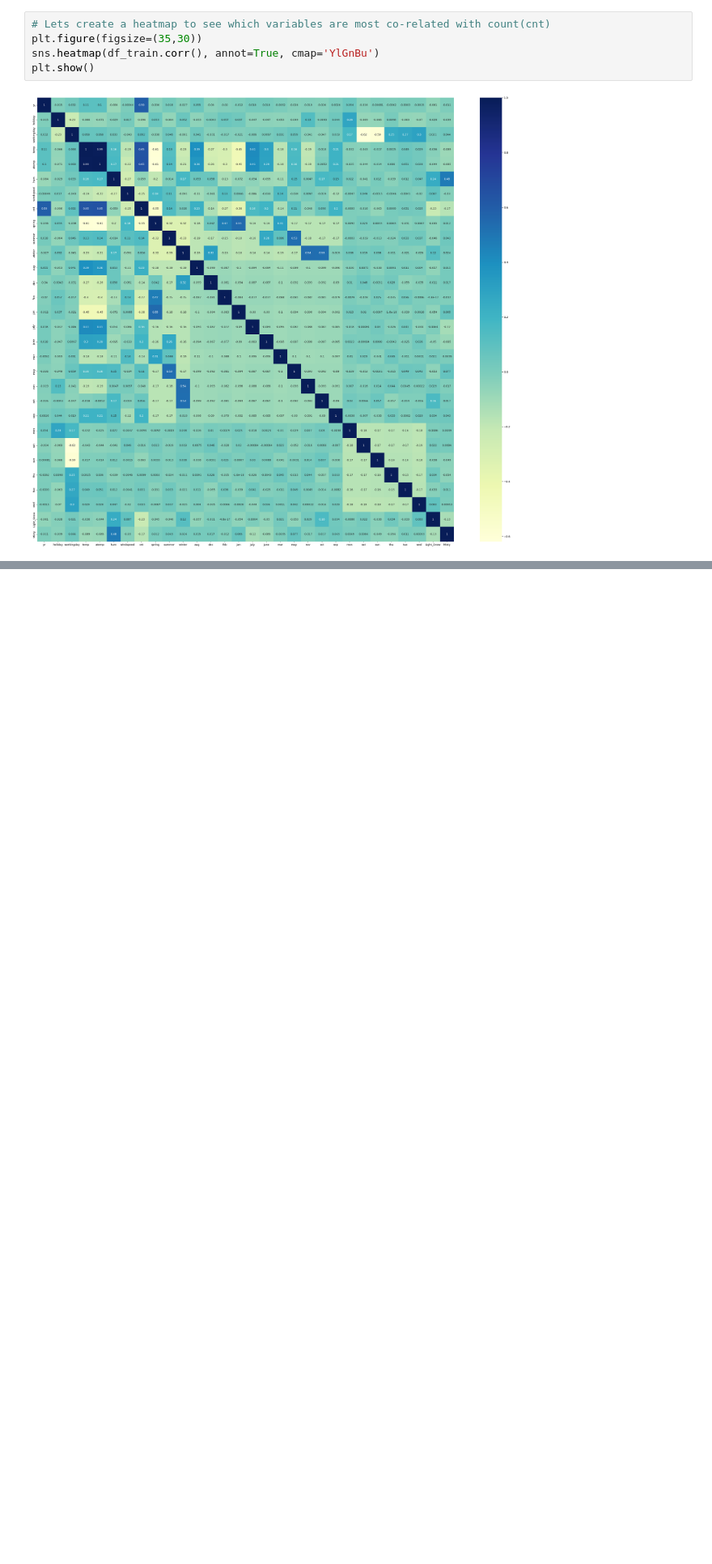
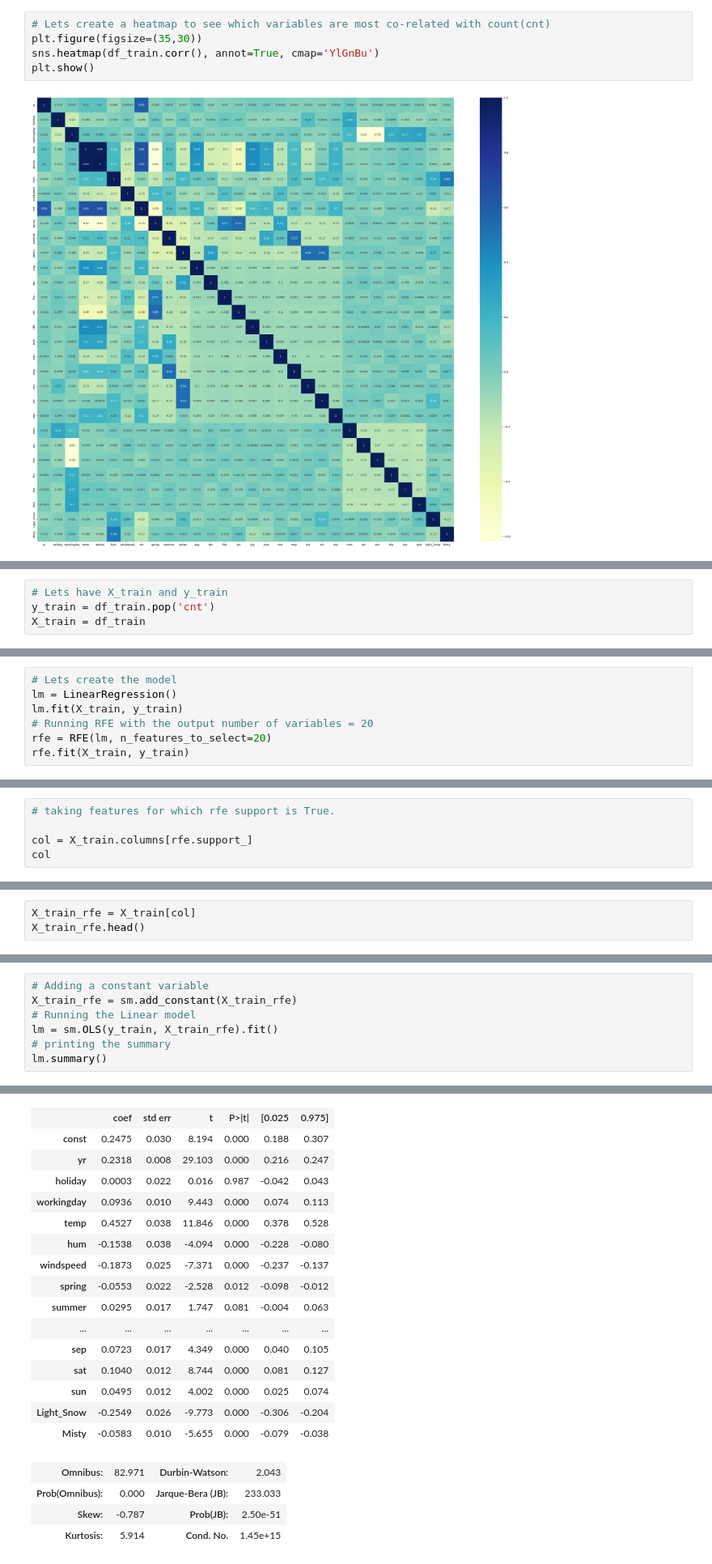
Before and after one commit to kc11381/Bike_Sharing_Case_Study, a Jupyter notebook: bike_sharing_predictors.ipynb, the cells around one changed output, grey strips where cells are left out. Shown at 81% size. Drawn from its saved outputs; the diff is of its cells as text; blank space fills up the shorter version.

Commit message:
2nd model

```diff
--- a/bike_sharing_predictors.ipynb
+++ b/bike_sharing_predictors.ipynb
@@ -351,0 +354,4 @@ plt.show()
+# %%
+# Lets have X_train and y_train
+y_train = df_train.pop('cnt')
+X_train = df_train
@@ -351,0 +376,7 @@ plt.show()
+# %%
+# Lets create the model
+lm = LinearRegression()
+lm.fit(X_train, y_train)
+# Running RFE with the output number of variables = 20
+rfe = RFE(lm, n_features_to_select=20)
+rfe.fit(X_train, y_train)
@@ -351,0 +406,5 @@ plt.show()
+# %%
+# taking features for which rfe support is True.
+
+col = X_train.columns[rfe.support_]
+col
@@ -351,0 +423,3 @@ plt.show()
+# %%
+X_train_rfe = X_train[col]
+X_train_rfe.head()
@@ -351,0 +433,8 @@ plt.show()
+# %%
+# Adding a constant variable
+X_train_rfe = sm.add_constant(X_train_rfe)
+# Running the Linear model
+lm = sm.OLS(y_train, X_train_rfe).fit()
+# printing the summary
+lm.summary()
+# %% [output]
@@ -351,0 +451,20 @@ plt.show()
+|  | coef | std err | t | P>|t| | [0.025 | 0.975] |
+| const | 0.2475 | 0.030 | 8.194 | 0.000 | 0.188 | 0.307 |
+| yr | 0.2318 | 0.008 | 29.103 | 0.000 | 0.216 | 0.247 |
+| holiday | 0.0003 | 0.022 | 0.016 | 0.987 | -0.042 | 0.043 |
+| workingday | 0.0936 | 0.010 | 9.443 | 0.000 | 0.074 | 0.113 |
+| temp | 0.4527 | 0.038 | 11.846 | 0.000 | 0.378 | 0.528 |
+| hum | -0.1538 | 0.038 | -4.094 | 0.000 | -0.228 | -0.080 |
+| windspeed | -0.1873 | 0.025 | -7.371 | 0.000 | -0.237 | -0.137 |
+| spring | -0.0553 | 0.022 | -2.528 | 0.012 | -0.098 | -0.012 |
+| summer | 0.0295 | 0.017 | 1.747 | 0.081 | -0.004 | 0.063 |
+| ... | ... | ... | ... | ... | ... | ... |
+| sep | 0.0723 | 0.017 | 4.349 | 0.000 | 0.040 | 0.105 |
+| sat | 0.1040 | 0.012 | 8.744 | 0.000 | 0.081 | 0.127 |
+| sun | 0.0495 | 0.012 | 4.002 | 0.000 | 0.025 | 0.074 |
+| Light_Snow | -0.2549 | 0.026 | -9.773 | 0.000 | -0.306 | -0.204 |
+| Misty | -0.0583 | 0.010 | -5.655 | 0.000 | -0.079 | -0.038 |
+| Omnibus: | 82.971 | Durbin-Watson: | 2.043 |
+| Prob(Omnibus): | 0.000 | Jarque-Bera (JB): | 233.033 |
+| Skew: | -0.787 | Prob(JB): | 2.50e-51 |
+| Kurtosis: | 5.914 | Cond. No. | 1.45e+15 |
```
Also changed, not shown: parts of 19 cells of this notebook.
